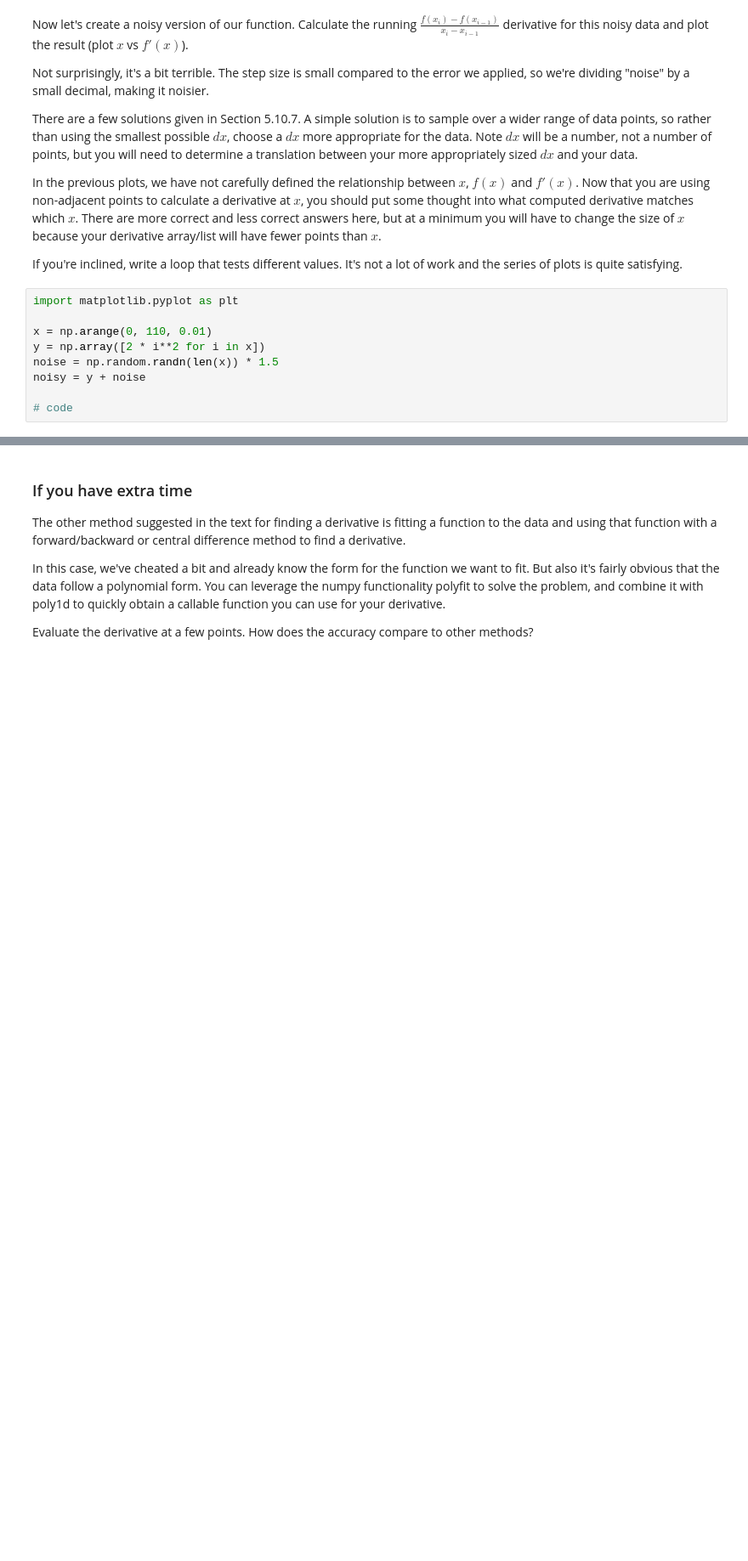
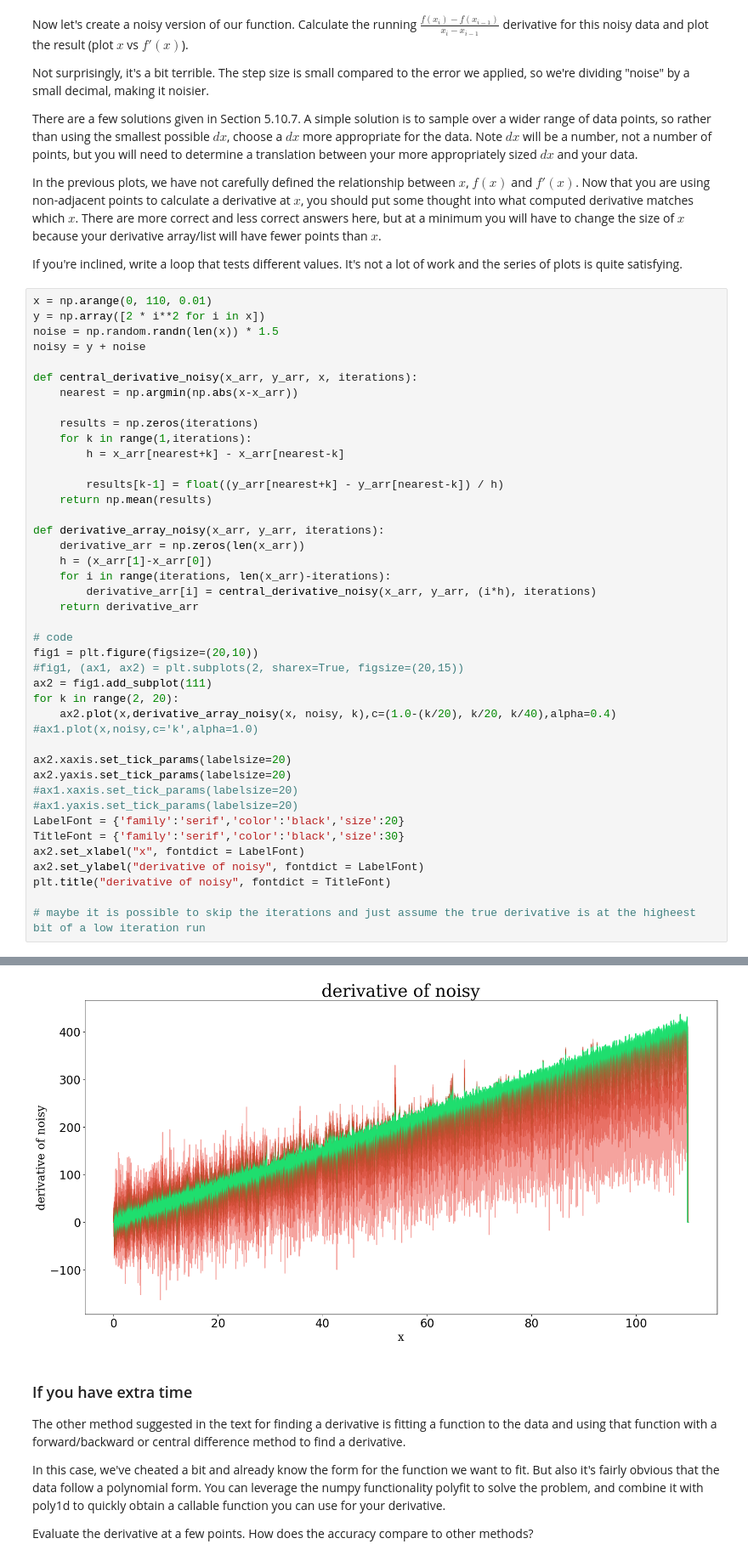
Before and after one commit to royalnorthen/Northen-50733, a Jupyter notebook: numeric integration/numerical_differentiation.ipynb, the cells around one changed output, grey strips where cells are left out. Shown at 85% size. Saved outputs shown, nothing was run; the diff lists cells and outputs as text; blank space fills up the shorter version.

```diff
--- a/numeric integration/numerical_differentiation.ipynb
+++ b/numeric integration/numerical_differentiation.ipynb
@@ -163,11 +163,45 @@ In the previous plots, we have not carefully defined the relationship between $x
 
 If you're inclined, write a loop that tests different values. It's not a lot of work and the series of plots is quite satisfying.
 # %%
-import matplotlib.pyplot as plt
-
 x = np.arange(0, 110, 0.01)
 y = np.array([2 * i**2 for i in x])
 noise = np.random.randn(len(x)) * 1.5
 noisy = y + noise
 
+def central_derivative_noisy(x_arr, y_arr, x, iterations):
+    nearest = np.argmin(np.abs(x-x_arr))
+
+    results = np.zeros(iterations)
+    for k in range(1,iterations):
+        h = x_arr[nearest+k] - x_arr[nearest-k]
+
+        results[k-1] = float((y_arr[nearest+k] - y_arr[nearest-k]) / h)
+    return np.mean(results)
+
+def derivative_array_noisy(x_arr, y_arr, iterations):
+    derivative_arr = np.zeros(len(x_arr))
+    h = (x_arr[1]-x_arr[0])
+    for i in range(iterations, len(x_arr)-iterations):
+        derivative_arr[i] = central_derivative_noisy(x_arr, y_arr, (i*h), iterations)
+    return derivative_arr
+
 # code
+fig1 = plt.figure(figsize=(20,10))
+#fig1, (ax1, ax2) = plt.subplots(2, sharex=True, figsize=(20,15))
+ax2 = fig1.add_subplot(111)
+for k in range(2, 20):
+    ax2.plot(x,derivative_array_noisy(x, noisy, k),c=(1.0-(k/20), k/20, k/40),alpha=0.4)
+#ax1.plot(x,noisy,c='k',alpha=1.0)
+
+ax2.xaxis.set_tick_params(labelsize=20)
+ax2.yaxis.set_tick_params(labelsize=20)
+#ax1.xaxis.set_tick_params(labelsize=20)
+#ax1.yaxis.set_tick_params(labelsize=20)
+LabelFont = {'family':'serif','color':'black','size':20}
+TitleFont = {'family':'serif','color':'black','size':30}
+ax2.set_xlabel("x", fontdict = LabelFont)
+ax2.set_ylabel("derivative of noisy", fontdict = LabelFont)
+plt.title("derivative of noisy", fontdict = TitleFont)
+
+# maybe it is possible to skip the iterations and just assume the true derivative is at the higheest bit of a low iteration run
+# %% [output]
@@ -174,3 +209,4 @@ noisy = y + noise
+[figure, added]
 # %% [markdown]
 ### If you have extra time
 
```
Also changed, not shown: parts of 2 cells of this notebook.
